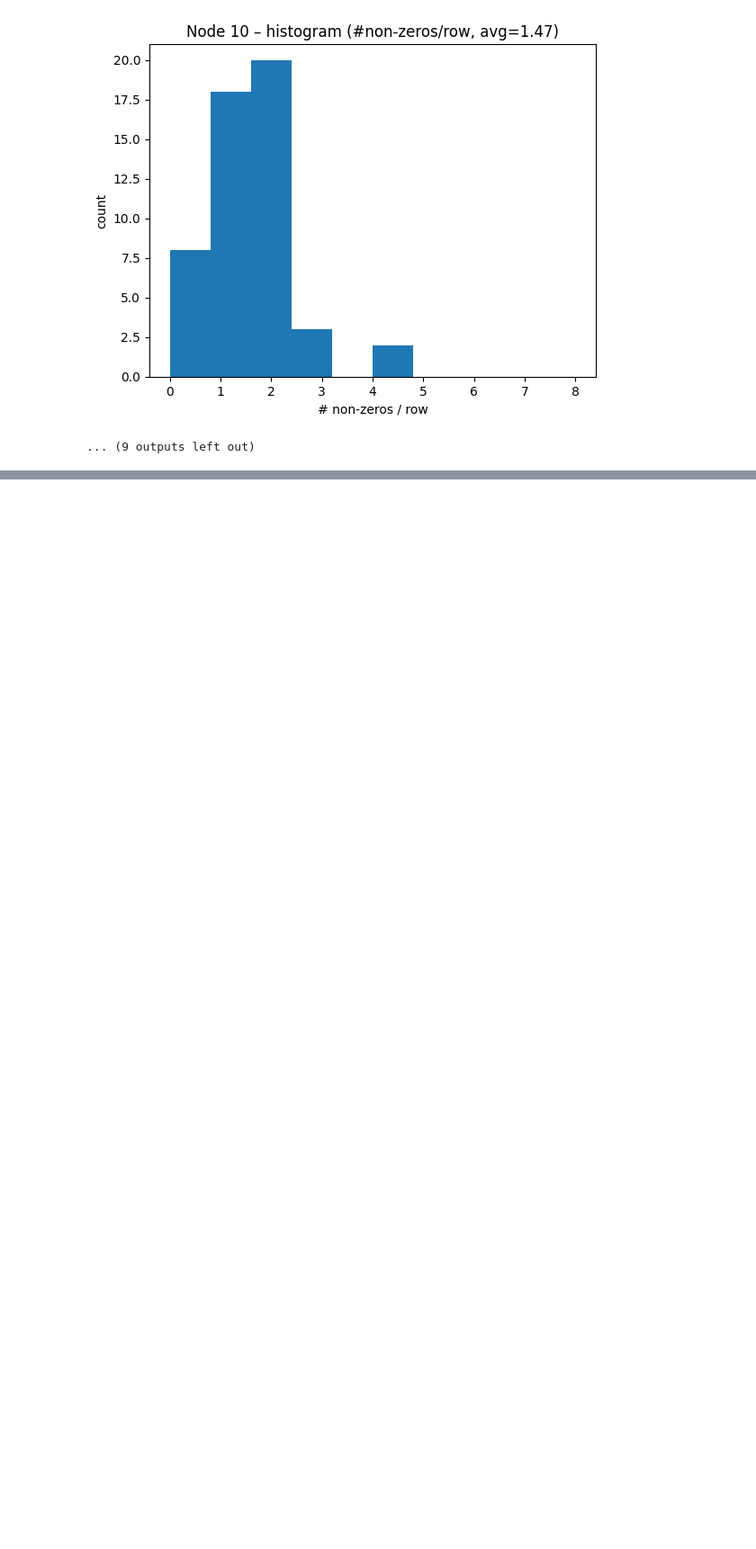
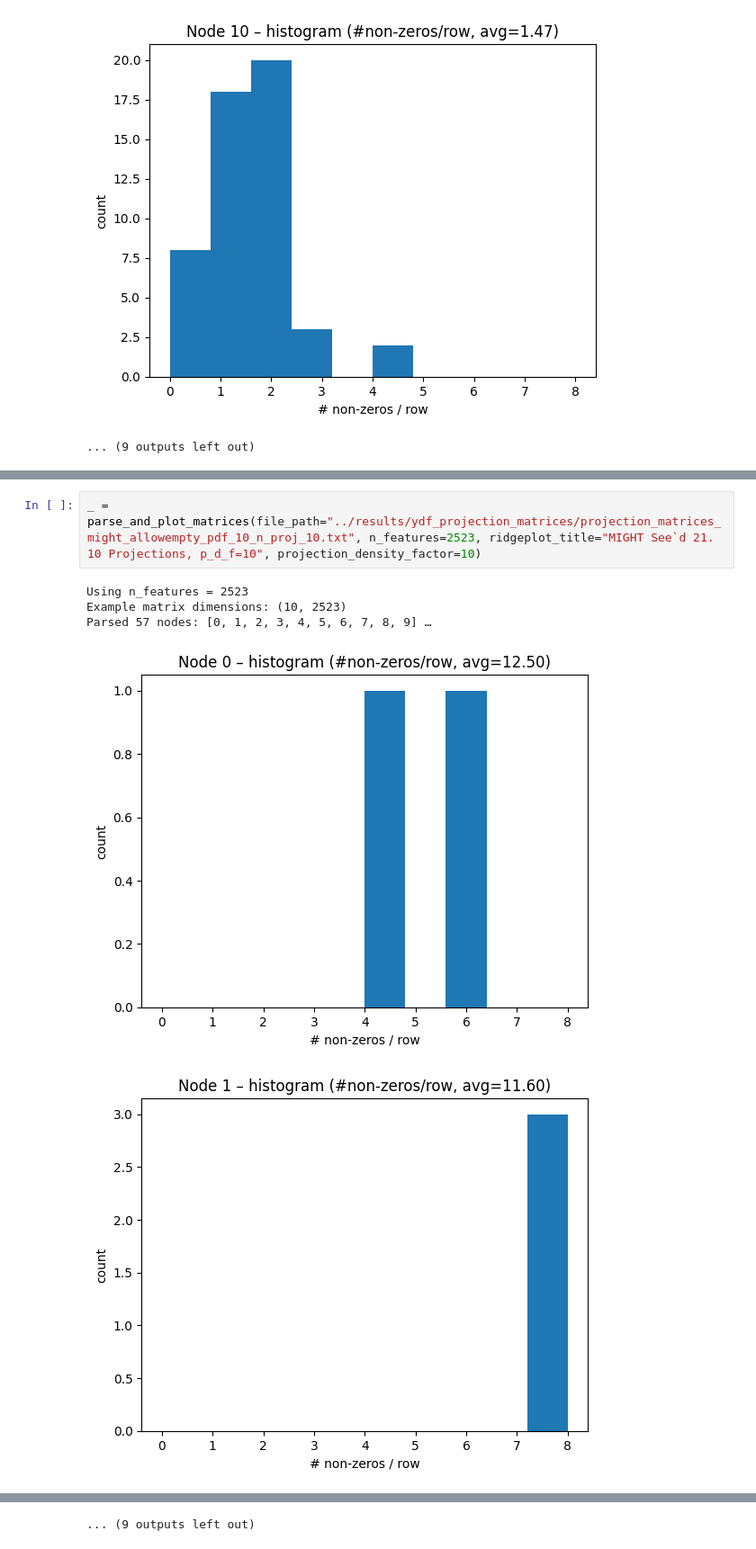
Before and after one commit to topyoon2025-art/gpu_accel_ydf, a Jupyter notebook: benchmarks/src/plot_ydf_projection_matrix.ipynb, the cells around one changed output, grey strips where cells are left out. Shown at 90% size. Cells and saved outputs as stored; diff of their text form; blank space fills up the shorter version.

```diff
--- a/benchmarks/src/plot_ydf_projection_matrix.ipynb
+++ b/benchmarks/src/plot_ydf_projection_matrix.ipynb
@@ -341,0 +696,8 @@ Parsed 45 nodes: [0, 1, 2, 3, 4, 5, 6, 7, 8, 9] …
+# %%
+_ = parse_and_plot_matrices(file_path="../results/ydf_projection_matrices/projection_matrices_might_allowempty_pdf_10_n_proj_10.txt", n_features=2523, ridgeplot_title="MIGHT See`d 21. 10 Projections, p_d_f=10", projection_density_factor=10)
+# %% [output]
+Using n_features = 2523
+Example matrix dimensions: (10, 2523)
+Parsed 57 nodes: [0, 1, 2, 3, 4, 5, 6, 7, 8, 9] …
+[figure, added]
+[figure, added]
@@ -341,0 +713 @@ Parsed 45 nodes: [0, 1, 2, 3, 4, 5, 6, 7, 8, 9] …
+... (9 outputs left out)
```
Also changed, not shown: parts of 7 cells of this notebook, 8 other files.
